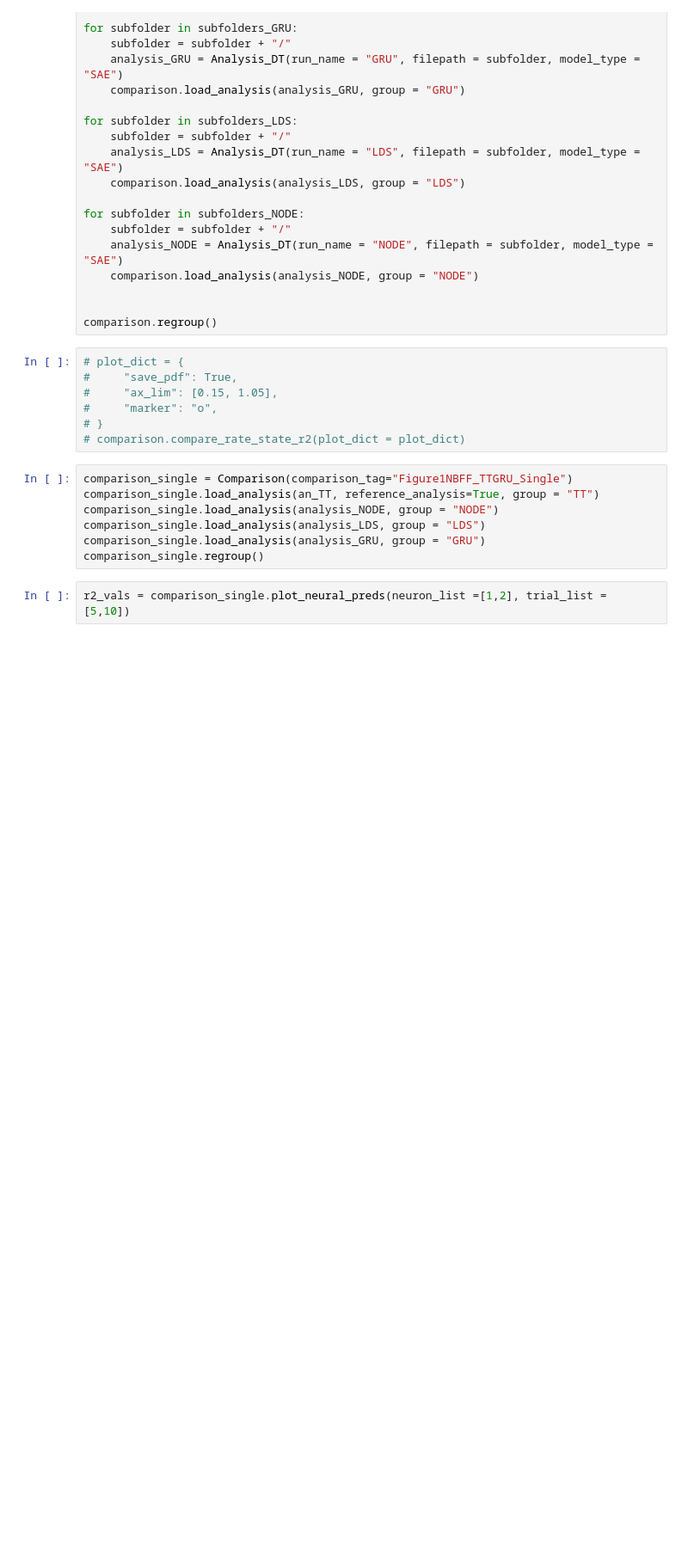
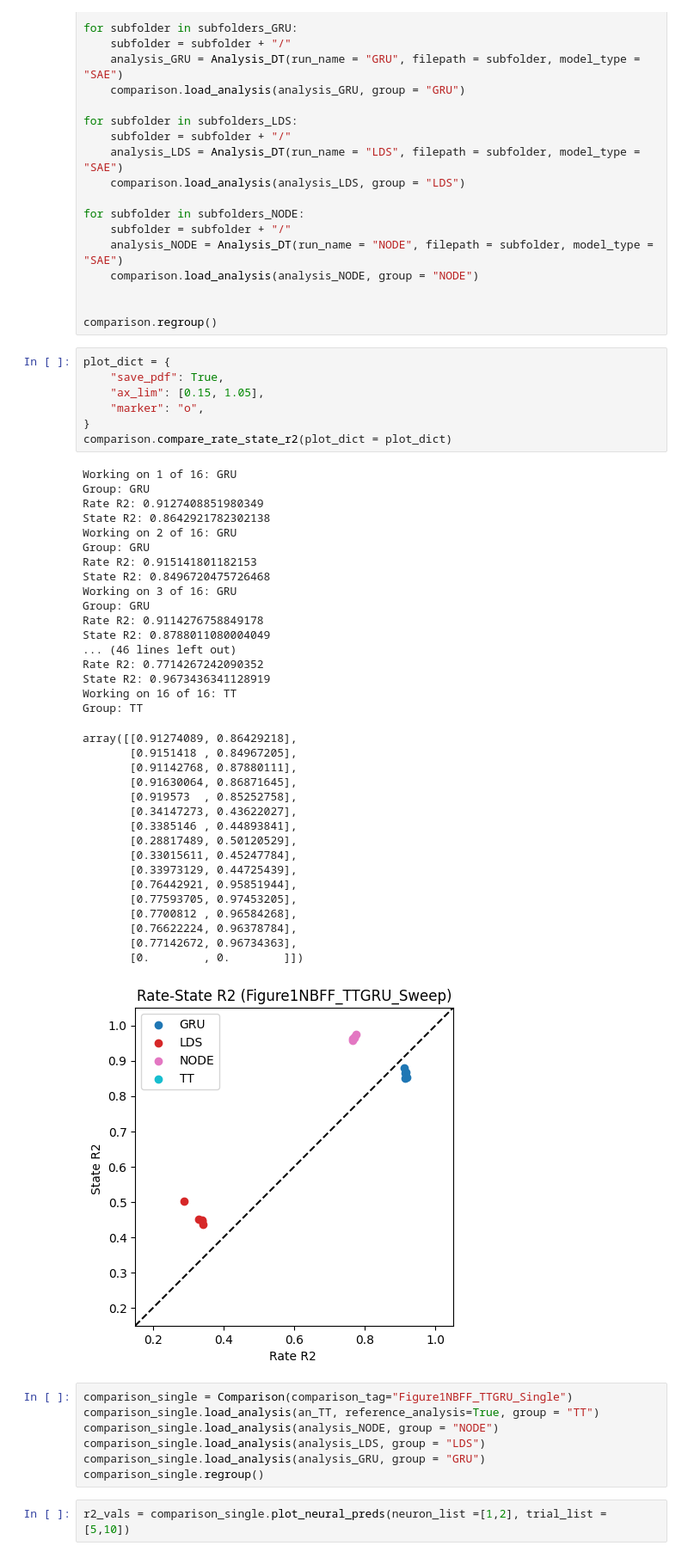
Before and after one commit to snel-repo/ComputationThruDynamicsBenchmark, a Jupyter notebook: examples/figures/MetricsFig/Figure1_NBFF_TTGRUSweep.ipynb, the cells around one changed output. Shown at 86% size. Cells and saved outputs as stored; diff of their text form; blank space fills up the shorter version.

```diff
--- a/examples/figures/MetricsFig/Figure1_NBFF_TTGRUSweep.ipynb
+++ b/examples/figures/MetricsFig/Figure1_NBFF_TTGRUSweep.ipynb
@@ -88,12 +88,47 @@ for subfolder in subfolders_NODE:
 
 comparison.regroup()
 # %%
-# plot_dict = {
-#     "save_pdf": True,
-#     "ax_lim": [0.15, 1.05],
-#     "marker": "o",
-# }
-# comparison.compare_rate_state_r2(plot_dict = plot_dict)
+plot_dict = {
+    "save_pdf": True,
+    "ax_lim": [0.15, 1.05],
+    "marker": "o",
+}
+comparison.compare_rate_state_r2(plot_dict = plot_dict)
+# %% [output]
+Working on 1 of 16: GRU
+Group: GRU
+Rate R2: 0.9127408851980349
+State R2: 0.8642921782302138
+Working on 2 of 16: GRU
+Group: GRU
+Rate R2: 0.915141801182153
+State R2: 0.8496720475726468
+Working on 3 of 16: GRU
+Group: GRU
+Rate R2: 0.9114276758849178
+State R2: 0.8788011080004049
+... (46 lines left out)
+Rate R2: 0.7714267242090352
+State R2: 0.9673436341128919
+Working on 16 of 16: TT
+Group: TT
+array([[0.91274089, 0.86429218],
+       [0.9151418 , 0.84967205],
+       [0.91142768, 0.87880111],
+       [0.91630064, 0.86871645],
+       [0.919573  , 0.85252758],
+       [0.34147273, 0.43622027],
+       [0.3385146 , 0.44893841],
+       [0.28817489, 0.50120529],
+       [0.33015611, 0.45247784],
+       [0.33973129, 0.44725439],
+       [0.76442921, 0.95851944],
+       [0.77593705, 0.97453205],
+       [0.7700812 , 0.96584268],
+       [0.76622224, 0.96378784],
+       [0.77142672, 0.96734363],
+       [0.        , 0.        ]])
+[figure, added]
 # %%
 comparison_single = Comparison(comparison_tag="Figure1NBFF_TTGRU_Single")
 comparison_single.load_analysis(an_TT, reference_analysis=True, group = "TT")
```
Also changed, not shown: parts of 2 cells of this notebook, 24 other files.
